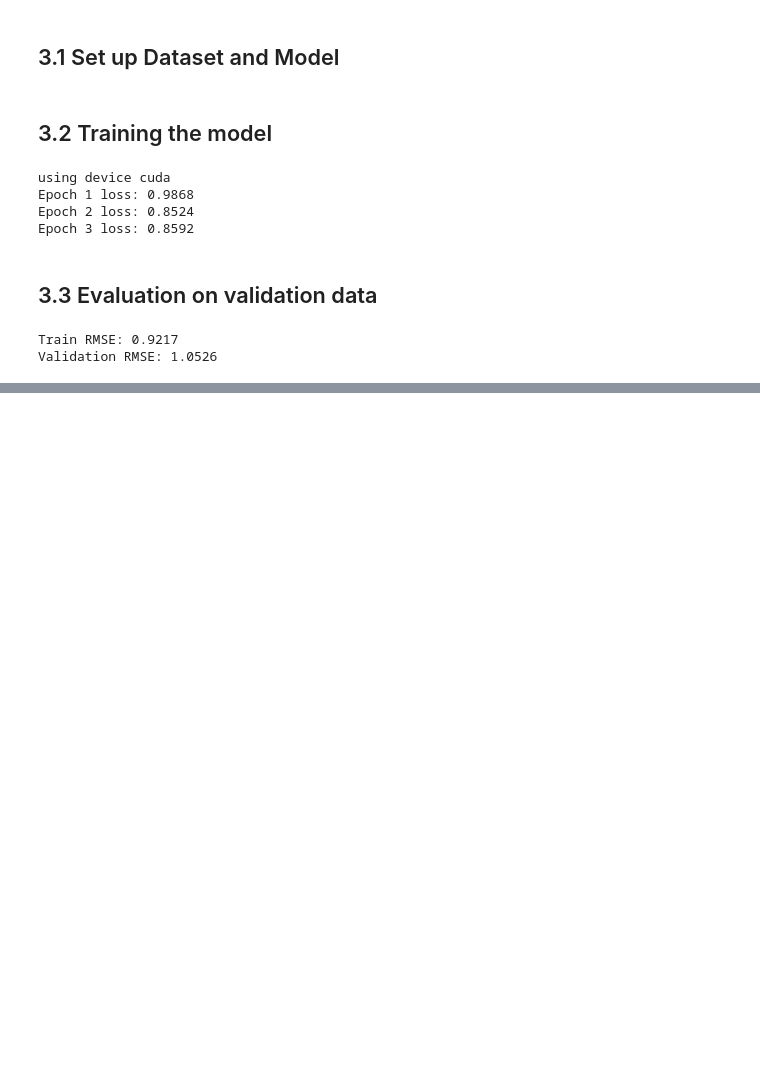
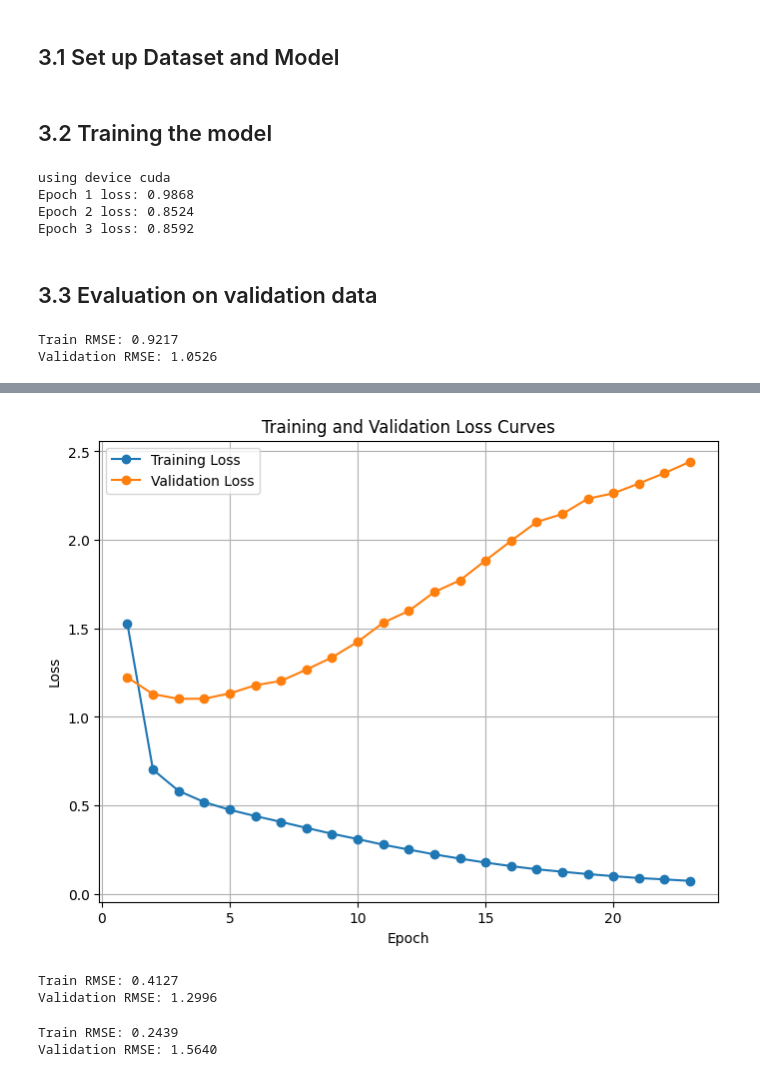
Before and after one commit to machine-afk123/COMP_4332_Project_1, a Jupyter notebook: Project1_NN.ipynb, the cells around one changed output, grey strips where cells are left out. Saved outputs shown, nothing was run; the diff lists cells and outputs as text; code cells hidden in the pictures; blank space fills up the shorter version.

Commit message:
Updates and implementation of Feedforward neural CF

```diff
--- a/Project1_NN.ipynb
+++ b/Project1_NN.ipynb
@@ -552,0 +771,10 @@ Validation RMSE: 1.0526
+# %%
+user_map, item_map = create_mapping(df_train)
+df_train['ReviewerID'] = df_train['ReviewerID'].map(user_map).fillna(0).astype(int)
+df_train['ProductID'] = df_train['ProductID'].map(item_map).fillna(0).astype(int)
+
+df_val['ReviewerID'] = df_val['ReviewerID'].map(user_map).fillna(0).astype(int)
+df_val['ProductID'] = df_val['ProductID'].map(item_map).fillna(0).astype(int)
+
+df_test['ReviewerID'] = df_test['ReviewerID'].map(user_map).fillna(0).astype(int)
+df_test['ProductID'] = df_test['ProductID'].map(item_map).fillna(0).astype(int)
@@ -552,0 +820,23 @@ Validation RMSE: 1.0526
+# %%
+# implement early stopping
+
+class EarlyStopping:
+    def __init__(self, patience=10, min_delta=0.001):
+        self.patience = patience
+        self.min_delta = min_delta
+        self.counter = 0
+        self.best_loss = float('inf')
+
+    def __call__(self, val_loss):
+        if val_loss < self.best_loss - self.min_delta:
+            self.best_loss = val_loss
+            self.counter = 0
+            return False
+        elif val_loss < self.best_loss:
+            self.best_loss = val_loss
+        else:
+            self.counter += 1
+
+        if self.counter >= self.patience:
+            return True
+        return False
@@ -552,0 +930,46 @@ Validation RMSE: 1.0526
+# %%
+import matplotlib.pyplot as plt
+
+plt.figure(figsize=(8, 6))
+plt.plot(range(1, len(train_losses) + 1), train_losses, marker='o', label="Training Loss")
+plt.plot(range(1, len(val_losses) + 1), val_losses, marker='o', label="Validation Loss")
+plt.xlabel("Epoch")
+plt.ylabel("Loss")
+plt.title("Training and Validation Loss Curves")
+plt.legend()
+plt.grid(True)
+plt.show()
+# %% [output]
+[figure, added]
+# %%
+def compute_rmse(model, loader):
+    model.eval()
+    total_loss = 0.0
+    with torch.no_grad():
+        for brand, wide, ratings in loader:
+            outputs = model(
+                brand.to(device),
+                wide.to(device)
+            )
+            total_loss += nn.MSELoss(reduction='sum')(outputs, ratings.to(device)).item()
+    mse = total_loss / len(loader.dataset)
+    return torch.sqrt(torch.tensor(mse)).item()
+
+train_rmse = compute_rmse(model, train_loader)
+val_rmse = compute_rmse(model, val_loader)
+
+print(f"Train RMSE: {train_rmse:.4f}")
+print(f"Validation RMSE: {val_rmse:.4f}")
+# %% [output]
+Train RMSE: 0.4127
+Validation RMSE: 1.2996
+# %%
+
+train_rmse = compute_rmse(model, train_loader)
+val_rmse = compute_rmse(model, val_loader)
+
+print(f"Train RMSE: {train_rmse:.4f}")
+print(f"Validation RMSE: {val_rmse:.4f}")
+# %% [output]
+Train RMSE: 0.2439
+Validation RMSE: 1.5640
```
Also changed, not shown: parts of 50 cells of this notebook, 23 other files.
